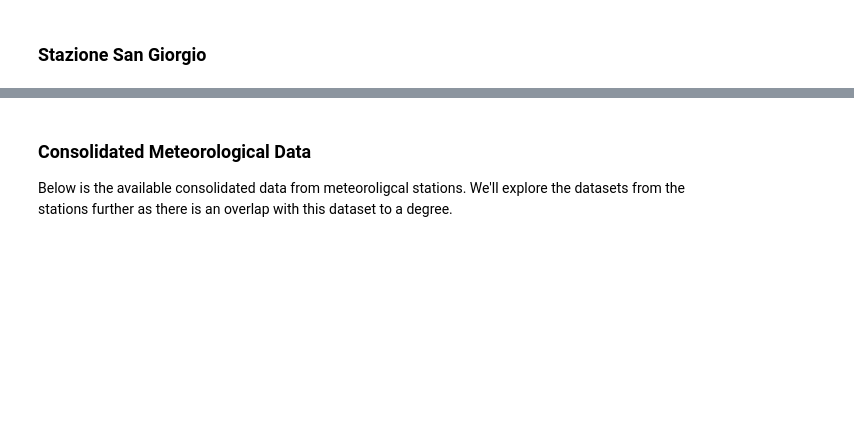
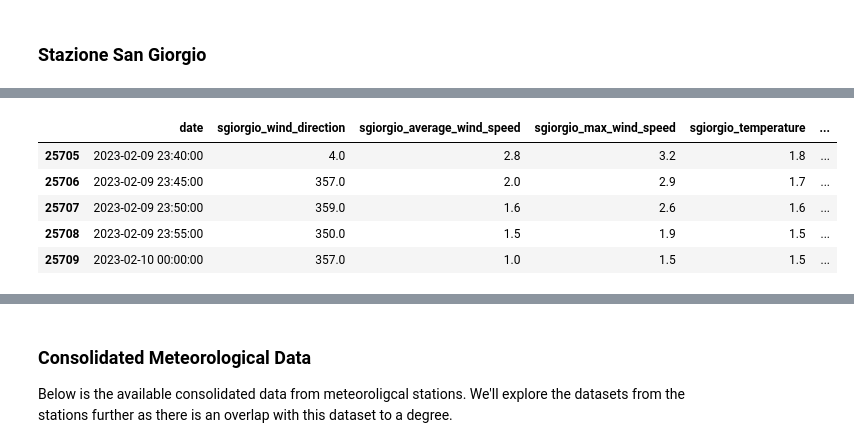
Before and after one commit to cyrilmichino/venice-meteo-analysis, a Jupyter notebook: tidy_data_notebook.ipynb, the cells around one changed output, grey strips where cells are left out. Drawn from its saved outputs; the diff is of its cells as text; code cells hidden in the pictures; blank space fills up the shorter version.

Commit message:
San Giorgio Data Consolidation

```diff
--- a/tidy_data_notebook.ipynb
+++ b/tidy_data_notebook.ipynb
@@ -695,8 +695,8 @@ memory usage: 54.5 MB
 # %% [markdown]
 ### Stazione San Giorgio
 # %%
-sangiorgio_station = pd.read_csv('Stazione_SanGiorgio.csv', delimiter=';')
-sangiorgio_station.head()
+sgiorgio_station = pd.read_csv('raw_data/Stazione_SanGiorgio.csv', delimiter=';')
+sgiorgio_station.head()
 # %% [output]
 |  | Data | San Giorgio D.Vento med. 10m | San Giorgio V.Vento med.10m | San Giorgio V.Vento max | San Giorgio Temperatura | ... |
 | 0 | 2022-11-10 00:00:00 | 18.0 | 4.0 | 4.9 | 14.0 | ... |
@@ -704,3 +704,15 @@ sangiorgio_station.head()
 | 2 | 2022-11-10 00:10:00 | 22.0 | 4.5 | 5.2 | 14.0 | ... |
 | 3 | 2022-11-10 00:15:00 | 25.0 | 4.3 | 5.4 | 14.0 | ... |
 | 4 | 2022-11-10 00:20:00 | 23.0 | 4.6 | 5.2 | 13.9 | ... |
+# %%
+sgiorgio_station.rename(columns={'Data':'date','San Giorgio D.Vento med. 10m':'sgiorgio_wind_direction','San Giorgio V.Vento med.10m':'sgiorgio_average_wind_speed','San Giorgio V.Vento max':'sgiorgio_max_wind_speed','San Giorgio Temperatura':'sgiorgio_temperature',"San Giorgio Umidita'":'sgiorgio_humidity','San Giorgio Radiazione solare':'sgiorgio_solar'}, inplace=True) #Transalte column names to English
+sgiorgio_station['date'] = pd.to_datetime(sgiorgio_station.date) #Convert the date column into a datetime object
+
+sgiorgio_station.tail()
+# %% [output]
+|  | date | sgiorgio_wind_direction | sgiorgio_average_wind_speed | sgiorgio_max_wind_speed | sgiorgio_temperature | ... |
+| 25705 | 2023-02-09 23:40:00 | 4.0 | 2.8 | 3.2 | 1.8 | ... |
+| 25706 | 2023-02-09 23:45:00 | 357.0 | 2.0 | 2.9 | 1.7 | ... |
+| 25707 | 2023-02-09 23:50:00 | 359.0 | 1.6 | 2.6 | 1.6 | ... |
+| 25708 | 2023-02-09 23:55:00 | 350.0 | 1.5 | 1.9 | 1.5 | ... |
+| 25709 | 2023-02-10 00:00:00 | 357.0 | 1.0 | 1.5 | 1.5 | ... |
```
Also changed, not shown: parts of 3 cells of this notebook.
